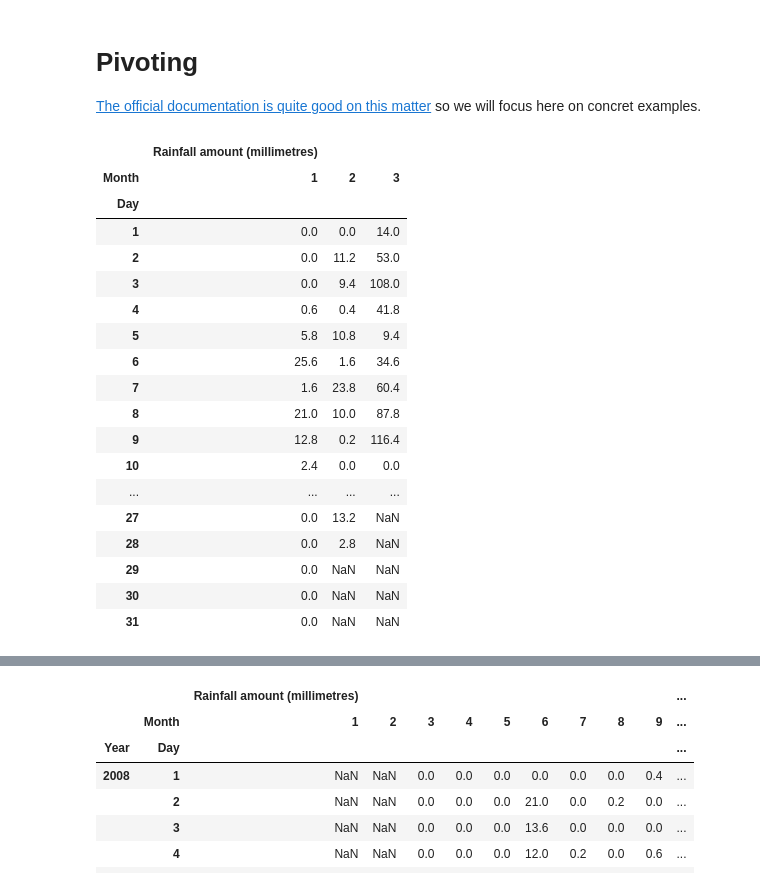
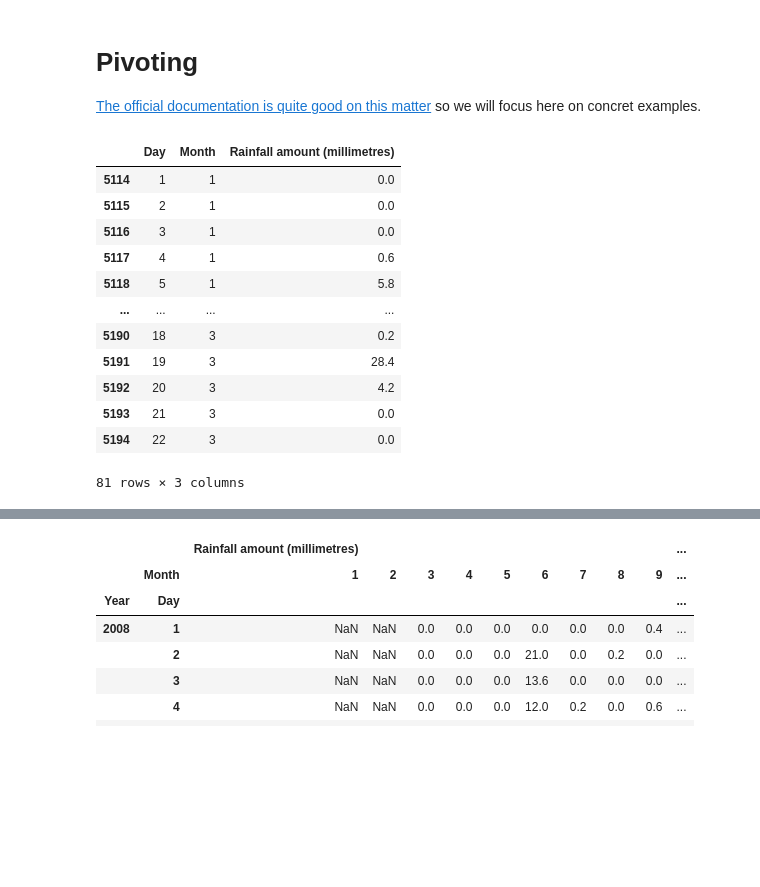
Before and after one commit to altmattr/Excel2Python, a Jupyter notebook: 7-pivots.ipynb, the cells around one changed output, grey strips where cells are left out. Cells and saved outputs as stored; diff of their text form; code cells hidden in the pictures; blank space fills up the shorter version.

```diff
--- a/7-pivots.ipynb
+++ b/7-pivots.ipynb
@@ -33,24 +33,18 @@ Create a table showing the average scores at each venue in the AFL.  You will fi
 # %%
 hornsby = pd.read_csv("data/rainfall/hornsby_pool.csv")
 only_2022 = hornsby["Year"] == 2022
-hornsby[only_2022][["Day", "Month", "Rainfall amount (millimetres)"]].pivot(index="Day", columns="Month")
+hornsby[only_2022][["Day", "Month", "Rainfall amount (millimetres)"]]
 # %% [output]
-|  | Rainfall amount (millimetres) |  |  |
-| Month | 1 | 2 | 3 |
-| Day |  |  |  |
-| 1 | 0.0 | 0.0 | 14.0 |
-| 2 | 0.0 | 11.2 | 53.0 |
-| 3 | 0.0 | 9.4 | 108.0 |
-| 4 | 0.6 | 0.4 | 41.8 |
-| 5 | 5.8 | 10.8 | 9.4 |
-| 6 | 25.6 | 1.6 | 34.6 |
-| 7 | 1.6 | 23.8 | 60.4 |
-| 8 | 21.0 | 10.0 | 87.8 |
-| 9 | 12.8 | 0.2 | 116.4 |
-| 10 | 2.4 | 0.0 | 0.0 |
+|  | Day | Month | Rainfall amount (millimetres) |
+| 5114 | 1 | 1 | 0.0 |
+| 5115 | 2 | 1 | 0.0 |
+| 5116 | 3 | 1 | 0.0 |
+| 5117 | 4 | 1 | 0.6 |
+| 5118 | 5 | 1 | 5.8 |
 | ... | ... | ... | ... |
-| 27 | 0.0 | 13.2 | NaN |
-| 28 | 0.0 | 2.8 | NaN |
-| 29 | 0.0 | NaN | NaN |
-| 30 | 0.0 | NaN | NaN |
-| 31 | 0.0 | NaN | NaN |
+| 5190 | 18 | 3 | 0.2 |
+| 5191 | 19 | 3 | 28.4 |
+| 5192 | 20 | 3 | 4.2 |
+| 5193 | 21 | 3 | 0.0 |
+| 5194 | 22 | 3 | 0.0 |
+81 rows × 3 columns
```
Also changed, not shown: parts of 9 cells of this notebook, 4 other files.
